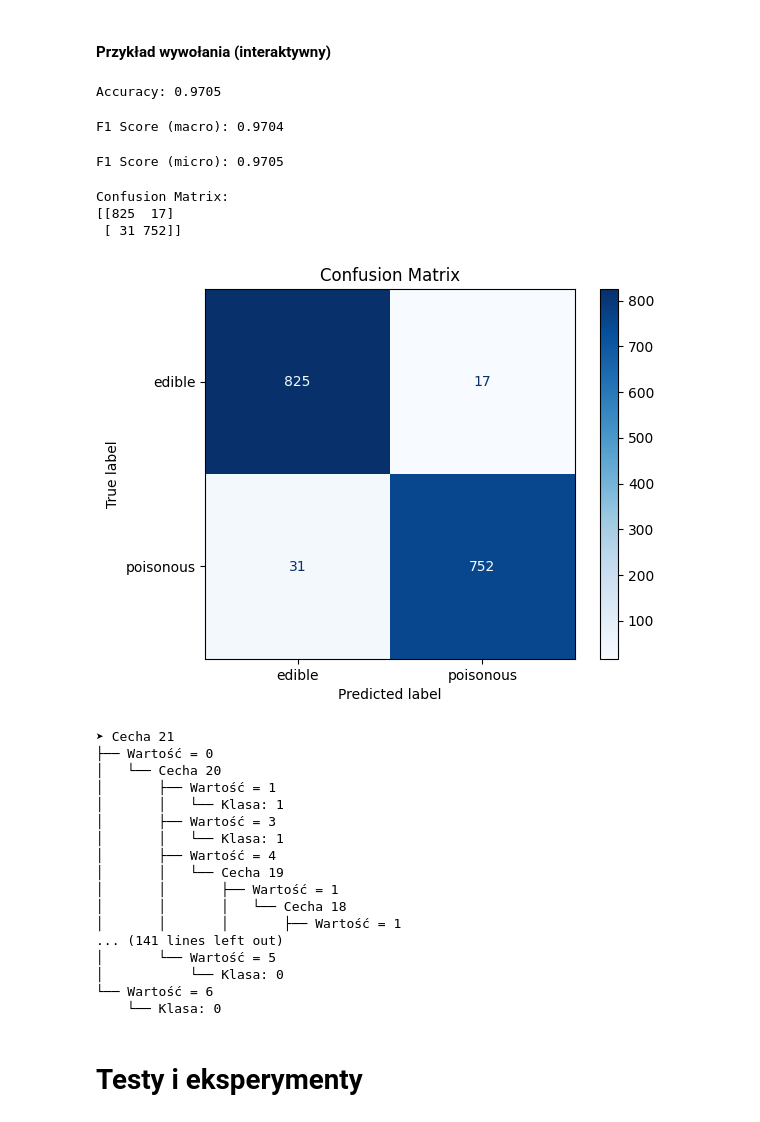
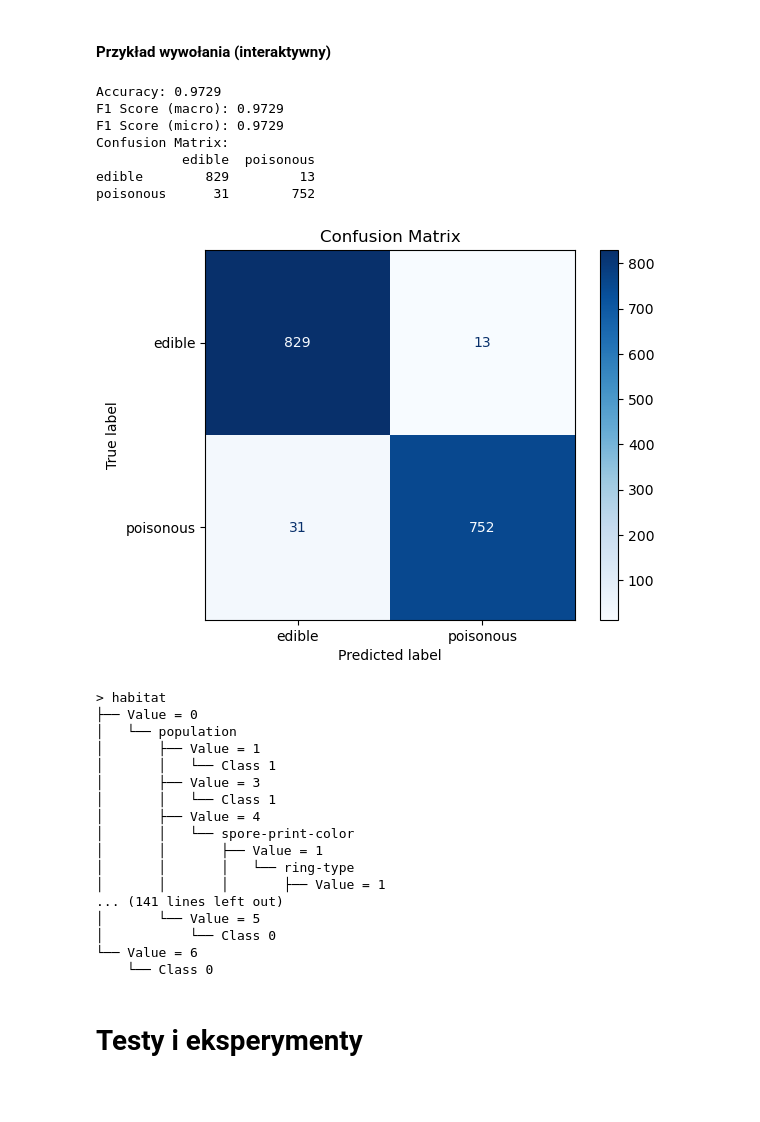
Before and after one commit to rafauoo/ZUM, a Jupyter notebook: main.ipynb, the cells around one changed output. Saved outputs shown, nothing was run; the diff lists cells and outputs as text; code cells hidden in the pictures; blank space fills up the shorter version.

```diff
--- a/main.ipynb
+++ b/main.ipynb
@@ -366,49 +380,50 @@ AUC: 0.9933
 # %%
 data = fetch_openml(name="mushroom", version=1, as_frame=True)
 X = data.data
 y = data.target
 
 X = X.apply(LabelEncoder().fit_transform)
 y = LabelEncoder().fit_transform(y)
 X_train, X_val, y_train, y_val = train_test_split(
     X, y, test_size=0.2, random_state=3131, stratify=y
 )
 feature_order = list(range(X.shape[1]))
 clf = CustomDecisionTreeClassifier(preference_list=feature_order[::-1],
                                    similarity_threshold=0.5,
                                    max_depth=4,
                                    min_samples_split=5,
                                    interactive=True,
-                                   interactive_threshold=0.15)
+                                   interactive_threshold=0.25)
 clf.fit(X_train, y_train)
 evaluate_model(clf, X_val, y_val, target_names=["edible", "poisonous"])
 console = Console()
 console.print(clf.to_rich())
 # %% [output]
-Accuracy: 0.9705
+Accuracy: 0.9729
+F1 Score (macro): 0.9729
+F1 Score (micro): 0.9729
+Confusion Matrix:
+           edible  poisonous
+edible        829         13
+poisonous      31        752
+[figure, new version]
-F1 Score (macro): 0.9704
+> habitat
+├── Value = 0
+│   └── population
+│       ├── Value = 1
+│       │   └── Class 1
+│       ├── Value = 3
+│       │   └── Class 1
+│       ├── Value = 4
+│       │   └── spore-print-color
+│       │       ├── Value = 1
+│       │       │   └── ring-type
+│       │       │       ├── Value = 1
+... (141 lines left out)
+│       └── Value = 5
+│           └── Class 0
+└── Value = 6
+    └── Class 0
-F1 Score (micro): 0.9705
-Confusion Matrix:
-[[825  17]
- [ 31 752]]
-[figure, old version]
-➤ Cecha 21
-├── Wartość = 0
-│   └── Cecha 20
-│       ├── Wartość = 1
-│       │   └── Klasa: 1
-│       ├── Wartość = 3
-│       │   └── Klasa: 1
-│       ├── Wartość = 4
-│       │   └── Cecha 19
-│       │       ├── Wartość = 1
-│       │       │   └── Cecha 18
-│       │       │       ├── Wartość = 1
-... (141 lines left out)
-│       └── Wartość = 5
-│           └── Klasa: 0
-└── Wartość = 6
-    └── Klasa: 0
 # %% [markdown]
 # Testy i eksperymenty
 # %% [markdown]
```
Also changed, not shown: parts of 21 cells of this notebook.
